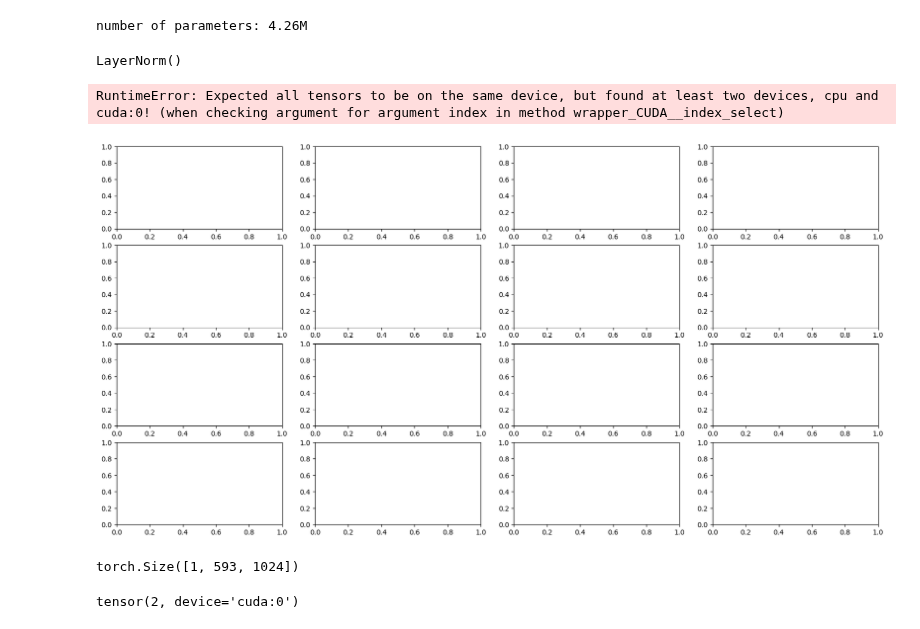
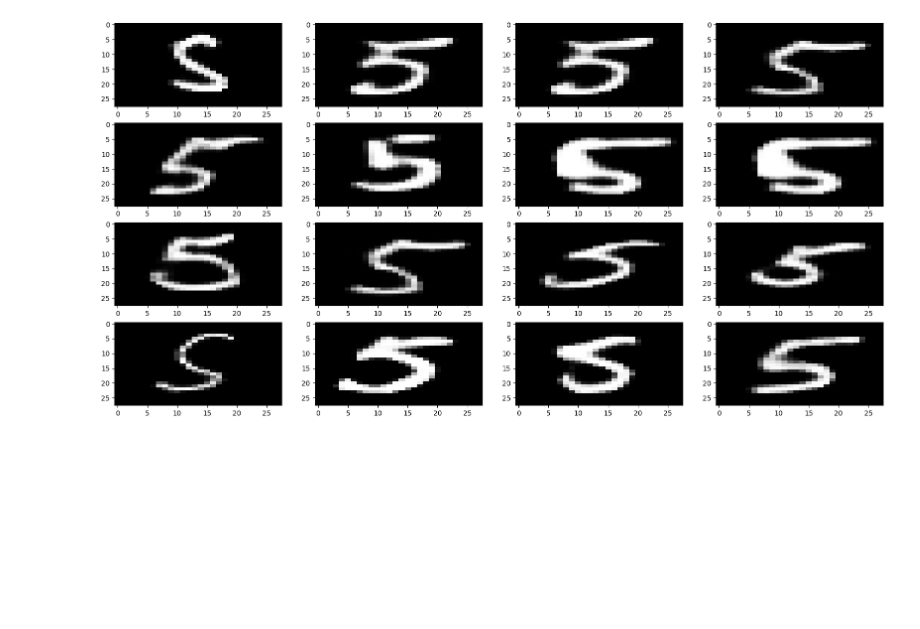
Before and after one commit to nef-gpt/adl4cv, a Jupyter notebook: naive_tokenized_approach.ipynb, the cells around one changed output. Saved outputs shown, nothing was run; the diff lists cells and outputs as text; code cells hidden in the pictures; blank space fills up the shorter version.

Commit message:
naive_tokenized_approach contains the needed code to train the transformer

```diff
--- a/naive_tokenized_approach.ipynb
+++ b/naive_tokenized_approach.ipynb
@@ -44,7 +31 @@ data_root = os.path.join(dir_path, "adl4cv")
 dataset = MnistNeFDataset(os.path.join(data_root, "datasets", "mnist-nerfs"), transform=TokenTransform(vq), **kwargs)
-# %%
-indices = []
-for i in range(1000):
-   indices.append(dataset[i][0].max().item())
-
-max(indices)
@@ -163,21 +110,7 @@ import torch
 from networks.nano_gpt import GPT
 from utils import get_default_device
 
-model_dict = torch.load("./models/token_transformer/ckpt-2024-06-08-13-51-40.pt")
-
-
-vq_path = os.path.join(data_root, "models", "vqs", "vq_mnist.pt")
-vq_dicts = torch.load(vq_path)
-# state_dict and vq_config are used to save the model
-#vq = VectorQuantize(**model_dict["vq_config"])
-#vq.load_state_dict(model_dict["vq_state_dict"])
-
-#data_root = os.path.join(dir_path, "adl4cv")
-
-#dataset = MnistNeFDataset(os.path.join(data_root, "datasets", "mnist-nerfs"), transform=TokenTransform(vq), **kwargs)
-
-
-
+model_dict = torch.load("./models/token_transformer/ckpt.pt")
 # Configuration
 idx = 3
 
@@ -192,6 +125,8 @@ sample = dataset[0][0]
 X, Y = get_batch("")
 X, Y = (X[0].unsqueeze(0), Y[0].unsqueeze(0))
 pred, _ = model(X, Y)
+# Sanity Check
+# Should be all true except first/second element
 pred.argmax(dim=-1)==Y
 # %% [output]
 number of parameters: 4.26M
@@ -214,3 +149 @@ tensor([[False, False,  True, False, False, False, False, False, False,  True,
          False, False, False]], device='cuda:0')
-# %%
-model = model.load_state_dict(model_dict["model"])
@@ -257,38 +150,31 @@ OrderedDict([('transformer.wte.weight',
-# %%
-model = GPT(model_dict["model_args"])
-model.transformer.ln_f
-# %% [output]
-number of parameters: 4.26M
-LayerNorm()
 # %%
 from animation.util import backtransform_weights, reconstruct_image
 from networks.mlp_models import MLP3D
 
 ij_len = 4
 # Plotting the tensors as heatmaps in grayscale
 fig, axes = plt.subplots(ij_len, ij_len, figsize=(20, 10))
 
 SOS = torch.Tensor([[0]]).long().to(device)
 
 for i in range(ij_len):
     for j in range(ij_len):
 
         model.eval()
-        novel_tokens = model.generate(SOS, 593, temperature=1.0, top_k=None)[:, 1:].unsqueeze(-1).to("cpu")
+        novel_tokens = model.generate(SOS, 593, temperature=1.0, top_k=10)[:, 1:].unsqueeze(-1).to("cpu")
         novel_weights= vq.get_codes_from_indices((novel_tokens-1))
 
-        dataset_no_transform = MnistNeFDataset(data_root_ours, **kwargs)
+        dataset_no_transform = MnistNeFDataset(os.path.join(data_root, "datasets", "mnist-nerfs"), **kwargs)
         original_dict = dataset_no_transform[0][0]
 
         reconstructed_dict = backtransform_weights(novel_weights, original_dict["state_dict"])
 
         mlp3d = MLP3D(**original_dict["model_config"])
         mlp3d.load_state_dict(reconstructed_dict)
         reconstructed_tensor = reconstruct_image(mlp3d)
 
         axes[i][j].imshow(reconstructed_tensor, cmap='gray', aspect='auto')
 
 plt.show()
 # %% [output]
-RuntimeError: Expected all tensors to be on the same device, but found at least two devices, cpu and cuda:0! (when checking argument for argument index in method wrapper_CUDA__index_select)
-[figure, old version]
+[figure, new version]
@@ -297,8 +180,0 @@ pred, _ = model(X, Y)
-# %%
-pred.size()
-# %% [output]
-torch.Size([1, 593, 1024])
-# %%
-torch.sum((pred.argmax(dim=-1)==Y).int())
-# %% [output]
-tensor(2, device='cuda:0')
```
Also changed, not shown: parts of 14 cells of this notebook, 6 other files.
